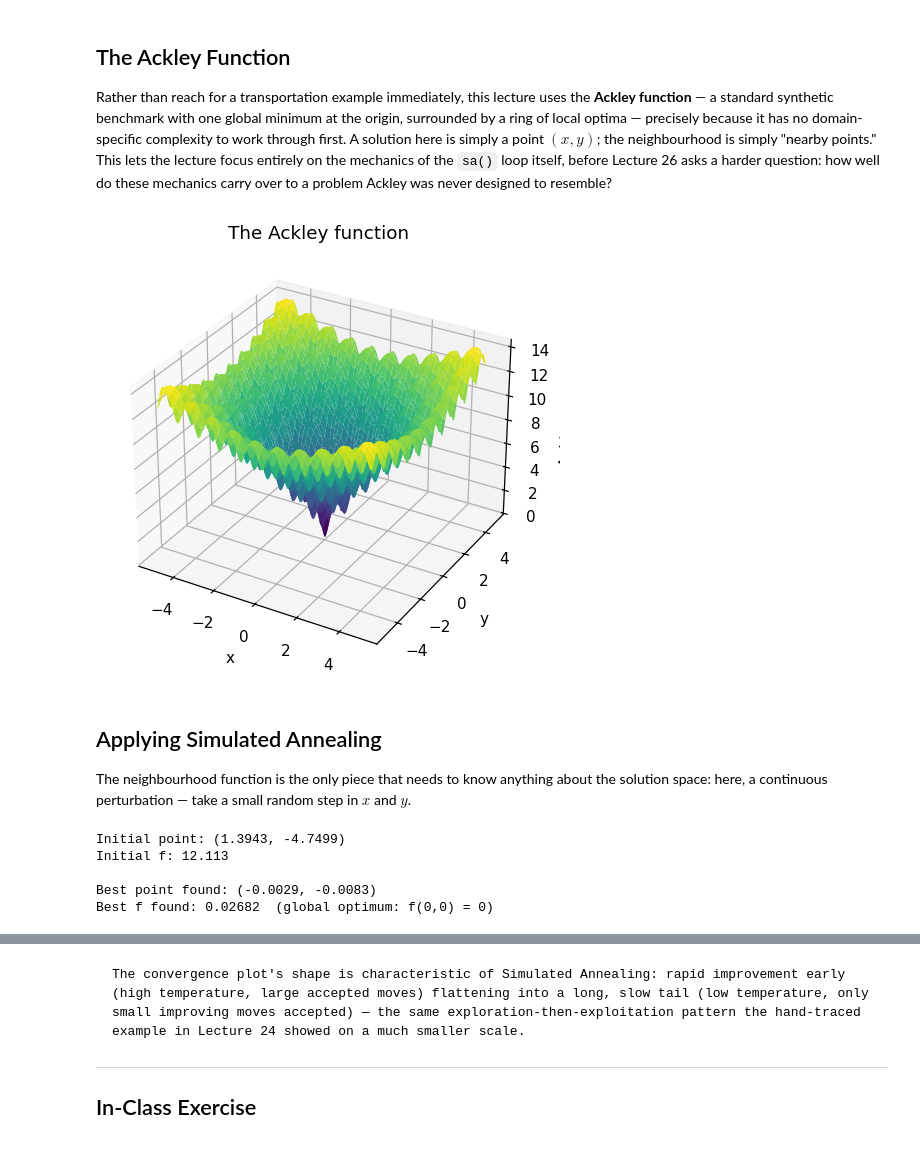
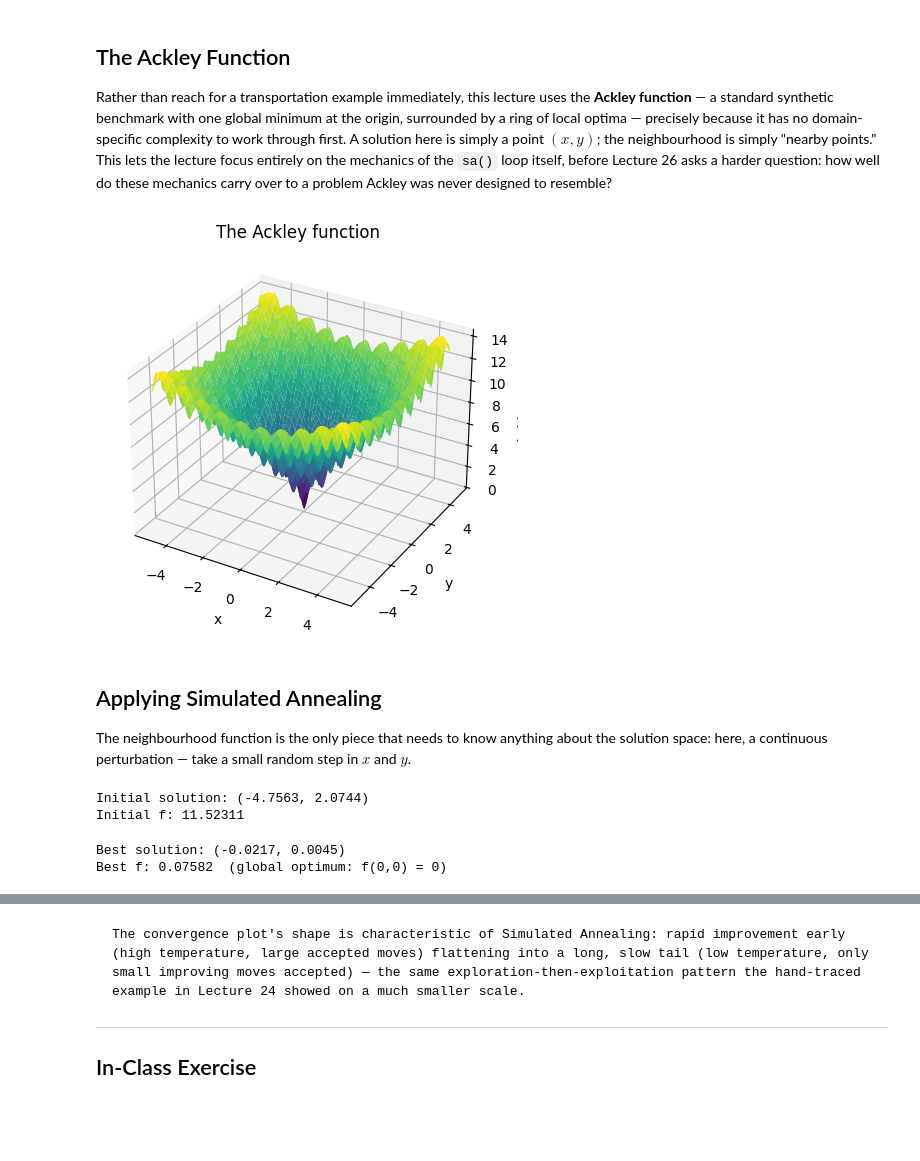
Before and after one commit to anmpahwa/CV5972, a Jupyter notebook: book/content/lecture_25.ipynb, the cells around one changed output, grey strips where cells are left out. Drawn from its saved outputs; the diff is of its cells as text; code cells hidden in the pictures; blank space fills up the shorter version.

```diff
--- a/book/content/lecture_25.ipynb
+++ b/book/content/lecture_25.ipynb
@@ -76,48 +79,30 @@ sa() defined.
 
 Rather than reach for a transportation example immediately, this lecture uses the **Ackley function** — a standard synthetic benchmark with one global minimum at the origin, surrounded by a ring of local optima — precisely because it has no domain-specific complexity to work through first. A solution here is simply a point $(x,y)$; the neighbourhood is simply "nearby points." This lets the lecture focus entirely on the mechanics of the `sa()` loop itself, before Lecture 26 asks a harder question: how well do these mechanics carry over to a problem Ackley was never designed to resemble?
 # %%
-def ackley(s):
+def f(s):
     x, y = s
     return (-20 * np.exp(-0.2 * np.sqrt((x ** 2 + y ** 2) / 2))
             - np.exp((np.cos(2 * np.pi * x) + np.cos(2 * np.pi * y)) / 2)
             + 20 + np.e)
 
 xg, yg = np.meshgrid(np.linspace(-5, 5, 150), np.linspace(-5, 5, 150))
-zg = ackley([xg, yg])
+zg = f([xg, yg])
 
 fig = plt.figure(figsize=(6, 5))
 ax = fig.add_subplot(111, projection="3d")
 ax.plot_surface(xg, yg, zg, cmap="viridis", linewidth=0, antialiased=True)
 ax.set_xlabel("x")
 ax.set_ylabel("y")
 ax.set_zlabel("Ackley(x, y)")
 ax.set_title("The Ackley function")
 plt.show()
 # %% [output]
-[figure, old version]
+[figure, new version]
 # %% [markdown]
 ## Applying Simulated Annealing
 
 The neighbourhood function is the only piece that needs to know anything about the solution space: here, a continuous perturbation — take a small random step in $x$ and $y$.
 # %%
-def N_cont(s, step=1.0):
-    """Continuous neighbourhood: a random step of at most `step` in each coordinate."""
+def N(s):
+    step = 1.0
     return (s[0] + random.uniform(-step, step), s[1] + random.uniform(-step, step))
-
-random.seed(42)
-np.random.seed(42)
-s_o = (random.uniform(-5, 5), random.uniform(-5, 5))
-print("Initial point:", tuple(round(v, 4) for v in s_o))
-print("Initial f:", round(ackley(s_o), 5))
-
-random.seed(42)
-np.random.seed(42)
-s_b, F_b = sa(s_o, ackley, N_cont, T_o=20, r=0.995, n=3000, t=1e-12)
-print("\nBest point found:", tuple(round(v, 4) for v in s_b))
-print("Best f found:", round(ackley(s_b), 5), " (global optimum: f(0,0) = 0)")
-# %% [output]
-Initial point: (1.3943, -4.7499)
-Initial f: 12.113
-
-Best point found: (-0.0029, -0.0083)
-Best f found: 0.02682  (global optimum: f(0,0) = 0)
@@ -124,2 +111,16 @@ Best f found: 0.02682  (global optimum: f(0,0) = 0)
+# %%
+s_o = (random.uniform(-5, 5), random.uniform(-5, 5))
+print("Initial solution:", tuple(round(v, 4) for v in s_o))
+print("Initial f:", round(f(s_o), 5))
+# %% [output]
+Initial solution: (-4.7563, 2.0744)
+Initial f: 11.52311
+# %%
+s_b, F_c, F_b = sa(s_o, f, N, T_o=20, r=0.99, n=3000, t=1e-12)
+print("\nBest solution:", tuple(round(v, 4) for v in s_b))
+print("Best f:", round(f(s_b), 5), " (global optimum: f(0,0) = 0)")
+# %% [output]
+Best solution: (-0.0217, 0.0045)
+Best f: 0.07582  (global optimum: f(0,0) = 0)
 # %%
 fig, ax = plt.subplots(figsize=(6.5, 4.5))
```
Also changed, not shown: parts of 4 cells of this notebook.
